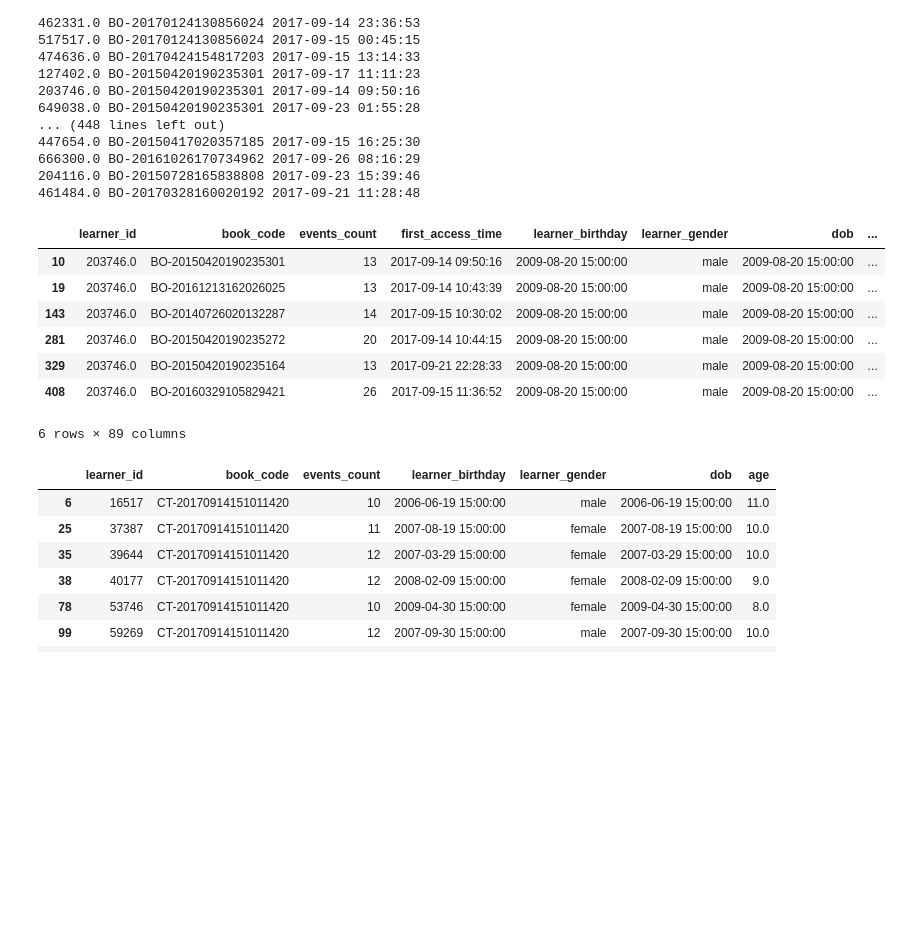
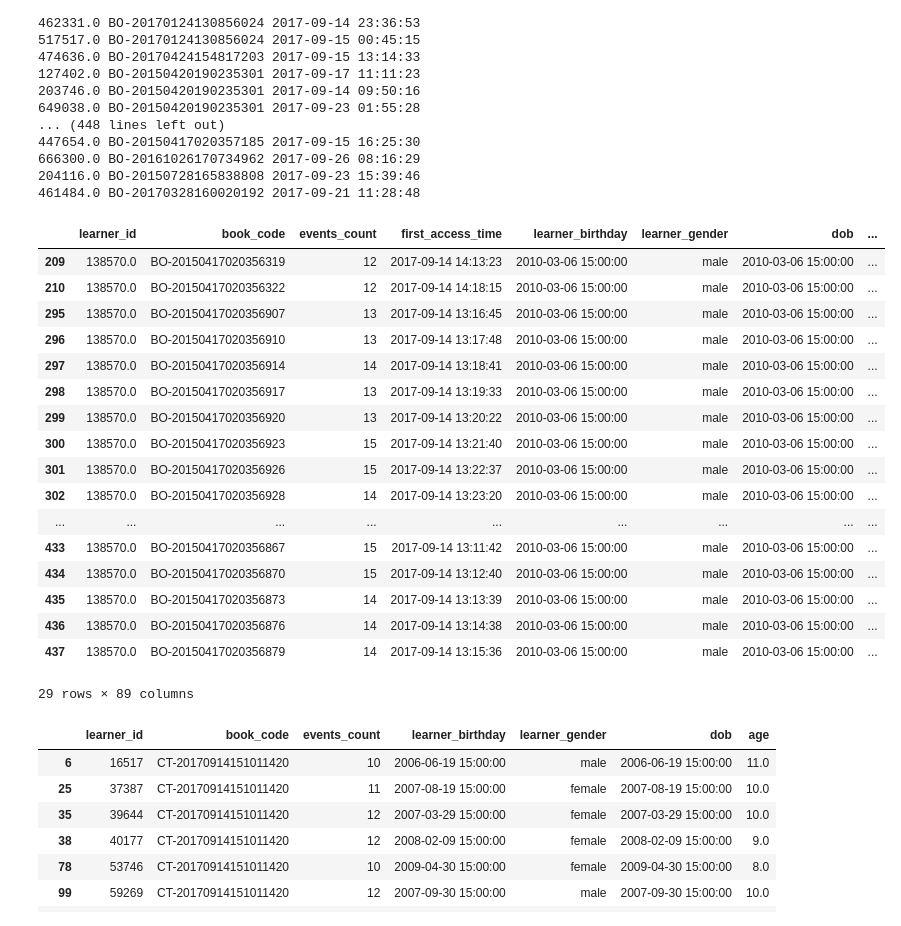
Before and after one commit to raviraju/recommender_system, a Jupyter notebook: debug_notebook_scripts/debug_train_test.ipynb, the cells around one changed output. Cells and saved outputs as stored; diff of their text form; code cells hidden in the pictures; blank space fills up the shorter version.

```diff
--- a/debug_notebook_scripts/debug_train_test.ipynb
+++ b/debug_notebook_scripts/debug_train_test.ipynb
@@ -33,16 +33,26 @@ for index, row in test_data.iterrows():
 204116.0 BO-20150728165838808 2017-09-23 15:39:46
 461484.0 BO-20170328160020192 2017-09-21 11:28:48
 # %%
-test_data[test_data['learner_id'] == 203746.0]
+test_data[test_data['learner_id'] == 138570.0].sort_values(by='first_access_time')
 # %% [output]
 |  | learner_id | book_code | events_count | first_access_time | learner_birthday | learner_gender | dob | ... |
-| 10 | 203746.0 | BO-20150420190235301 | 13 | 2017-09-14 09:50:16 | 2009-08-20 15:00:00 | male | 2009-08-20 15:00:00 | ... |
-| 19 | 203746.0 | BO-20161213162026025 | 13 | 2017-09-14 10:43:39 | 2009-08-20 15:00:00 | male | 2009-08-20 15:00:00 | ... |
-| 143 | 203746.0 | BO-20140726020132287 | 14 | 2017-09-15 10:30:02 | 2009-08-20 15:00:00 | male | 2009-08-20 15:00:00 | ... |
-| 281 | 203746.0 | BO-20150420190235272 | 20 | 2017-09-14 10:44:15 | 2009-08-20 15:00:00 | male | 2009-08-20 15:00:00 | ... |
-| 329 | 203746.0 | BO-20150420190235164 | 13 | 2017-09-21 22:28:33 | 2009-08-20 15:00:00 | male | 2009-08-20 15:00:00 | ... |
-| 408 | 203746.0 | BO-20160329105829421 | 26 | 2017-09-15 11:36:52 | 2009-08-20 15:00:00 | male | 2009-08-20 15:00:00 | ... |
+| 209 | 138570.0 | BO-20150417020356319 | 12 | 2017-09-14 14:13:23 | 2010-03-06 15:00:00 | male | 2010-03-06 15:00:00 | ... |
+| 210 | 138570.0 | BO-20150417020356322 | 12 | 2017-09-14 14:18:15 | 2010-03-06 15:00:00 | male | 2010-03-06 15:00:00 | ... |
+| 295 | 138570.0 | BO-20150417020356907 | 13 | 2017-09-14 13:16:45 | 2010-03-06 15:00:00 | male | 2010-03-06 15:00:00 | ... |
+| 296 | 138570.0 | BO-20150417020356910 | 13 | 2017-09-14 13:17:48 | 2010-03-06 15:00:00 | male | 2010-03-06 15:00:00 | ... |
+| 297 | 138570.0 | BO-20150417020356914 | 14 | 2017-09-14 13:18:41 | 2010-03-06 15:00:00 | male | 2010-03-06 15:00:00 | ... |
+| 298 | 138570.0 | BO-20150417020356917 | 13 | 2017-09-14 13:19:33 | 2010-03-06 15:00:00 | male | 2010-03-06 15:00:00 | ... |
+| 299 | 138570.0 | BO-20150417020356920 | 13 | 2017-09-14 13:20:22 | 2010-03-06 15:00:00 | male | 2010-03-06 15:00:00 | ... |
+| 300 | 138570.0 | BO-20150417020356923 | 15 | 2017-09-14 13:21:40 | 2010-03-06 15:00:00 | male | 2010-03-06 15:00:00 | ... |
+| 301 | 138570.0 | BO-20150417020356926 | 15 | 2017-09-14 13:22:37 | 2010-03-06 15:00:00 | male | 2010-03-06 15:00:00 | ... |
+| 302 | 138570.0 | BO-20150417020356928 | 14 | 2017-09-14 13:23:20 | 2010-03-06 15:00:00 | male | 2010-03-06 15:00:00 | ... |
+| ... | ... | ... | ... | ... | ... | ... | ... | ... |
+| 433 | 138570.0 | BO-20150417020356867 | 15 | 2017-09-14 13:11:42 | 2010-03-06 15:00:00 | male | 2010-03-06 15:00:00 | ... |
+| 434 | 138570.0 | BO-20150417020356870 | 15 | 2017-09-14 13:12:40 | 2010-03-06 15:00:00 | male | 2010-03-06 15:00:00 | ... |
+| 435 | 138570.0 | BO-20150417020356873 | 14 | 2017-09-14 13:13:39 | 2010-03-06 15:00:00 | male | 2010-03-06 15:00:00 | ... |
+| 436 | 138570.0 | BO-20150417020356876 | 14 | 2017-09-14 13:14:38 | 2010-03-06 15:00:00 | male | 2010-03-06 15:00:00 | ... |
+| 437 | 138570.0 | BO-20150417020356879 | 14 | 2017-09-14 13:15:36 | 2010-03-06 15:00:00 | male | 2010-03-06 15:00:00 | ... |
-6 rows × 89 columns
+29 rows × 89 columns
 # %%
 test_data[test_data['book_code'] == 'CT-20170914151011420']
 # %% [output]
```
Also changed, not shown: 3 other files.
